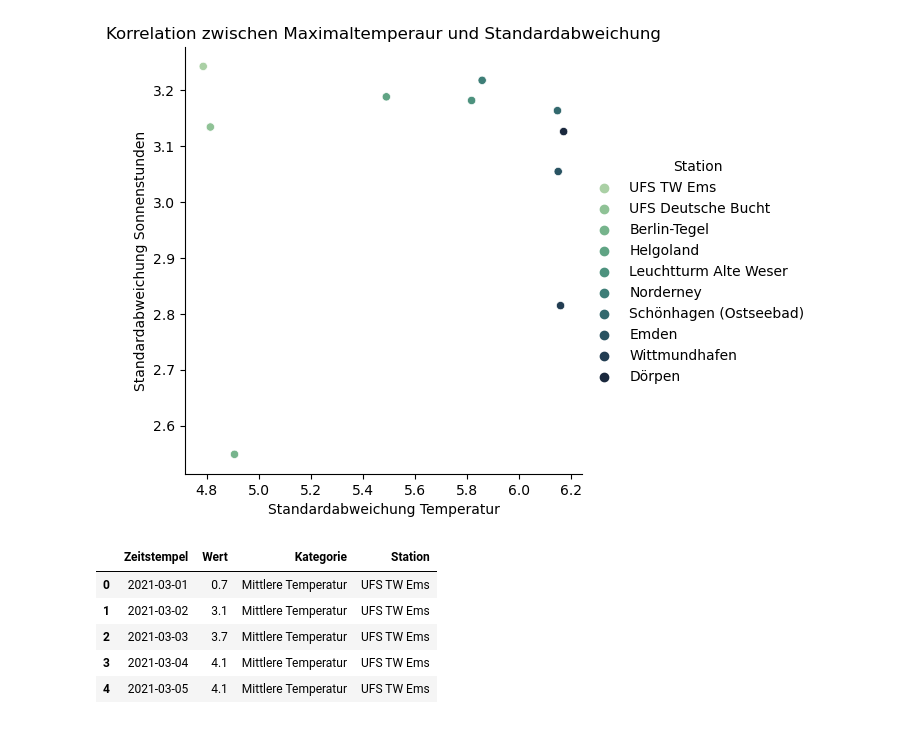
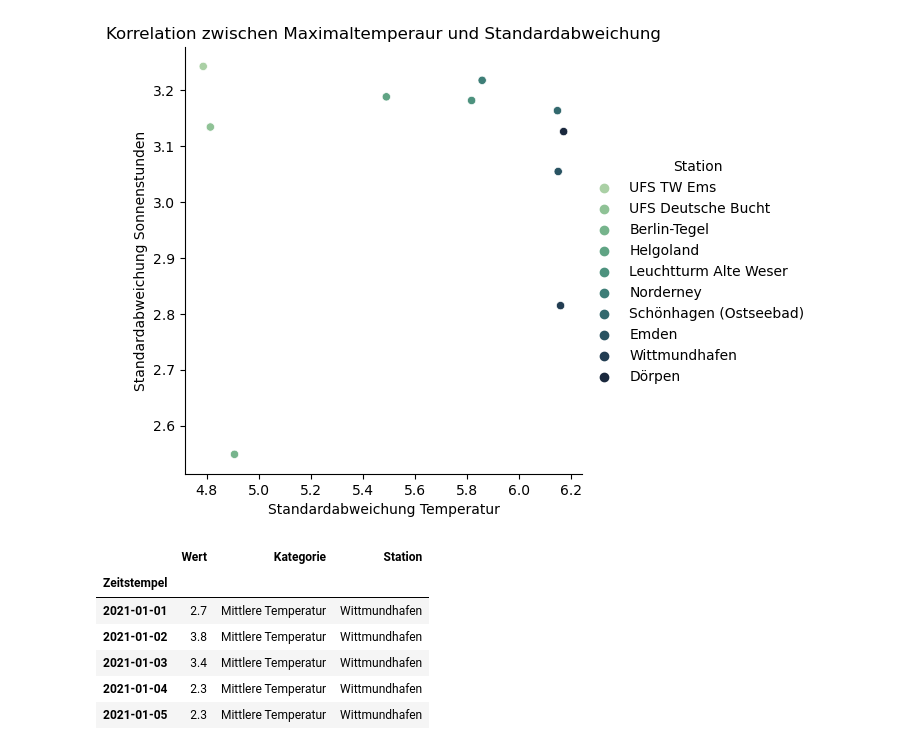
Before and after one commit to Gizmo-Labs/Statistical-Computing, a Jupyter notebook: Data-Analysis.ipynb, the cells around one changed output. Saved outputs shown, nothing was run; the diff lists cells and outputs as text; code cells hidden in the pictures.

```diff
--- a/Data-Analysis.ipynb
+++ b/Data-Analysis.ipynb
@@ -96,4 +43,0 @@ df_sunshine_var.columns = ['Station', 'Varianzen']
-# %%
-df_temp = df.loc[((df['Kategorie'] == "Mittlere Temperatur") & (df['Wert'] <= 25.0) & (df['Zeitstempel'].dt.strftime('%Y') >= '2021'))]
-df_sun = df.loc[((df['Kategorie'] == "Sonnenscheindauer") & (df['Wert'] > 4.0) & (df['Zeitstempel'].dt.strftime('%Y') >= '2021'))]
-df_wind = df.loc[((df['Kategorie'] == "Windgeschwindigkeit") & (df['Wert'] < 2.0) & (df['Zeitstempel'].dt.strftime('%Y') >= '2021'))]
@@ -180,27 +219,27 @@ plot.set(title="Korrelation zwischen Maximaltemperaur und Standardabweichung", x
 <Figure size 2500x1000 with 0 Axes>
 [figure]
 # %%
-# Maximalwert aller Stationen, absteigend, sortiert nach Jahr und Monat
-#df_rolling = df_mean.groupby([df_mean["Zeitstempel"].dt.year, df_mean["Zeitstempel"].dt.month, "Station"])[["Wert"]].max().sort_values(by="Wert", ascending=False).dropna()
+#df_rolling = df_temp.reset_index(drop=True)
+#df_rolling.set_index("Zeitstempel", inplace=True)
 
-# Maximalwert aller Stationen, absteigend, sortiert nach Jahr und Monat
 
-df_rolling = df_temp.reset_index(drop=True)
-df_rolling = df_rolling.loc[((df_rolling['Station'] == "UFS TW Ems"))].reset_index(drop=True)
+df_station_1 = df_temp.loc[(df_temp['Station'] == "Wittmundhafen")]
+
+
 
 
 #df_rolling = df_temp.groupby(["Station", df_mean["Zeitstempel"].dt.year, df_mean["Zeitstempel"].dt.month])[["Wert"]].mean()
 #df_calc_temp = df_temp.groupby(["Station"])[["Wert"]].agg(['min', 'max', 'mean', 'var', 'std']).sort_values(by=('Wert','std'),ascending=True).reset_index()
 
-#df_rolling.info
-
-df_rolling.head()
+df_station_1.set_index("Zeitstempel", inplace=True)
+df_station_1.head()
 # %% [output]
-|  | Zeitstempel | Wert | Kategorie | Station |
-| 0 | 2021-03-01 | 0.7 | Mittlere Temperatur | UFS TW Ems |
-| 1 | 2021-03-02 | 3.1 | Mittlere Temperatur | UFS TW Ems |
-| 2 | 2021-03-03 | 3.7 | Mittlere Temperatur | UFS TW Ems |
-| 3 | 2021-03-04 | 4.1 | Mittlere Temperatur | UFS TW Ems |
-| 4 | 2021-03-05 | 4.1 | Mittlere Temperatur | UFS TW Ems |
+|  | Wert | Kategorie | Station |
+| Zeitstempel |  |  |  |
+| 2021-01-01 | 2.7 | Mittlere Temperatur | Wittmundhafen |
+| 2021-01-02 | 3.8 | Mittlere Temperatur | Wittmundhafen |
+| 2021-01-03 | 3.4 | Mittlere Temperatur | Wittmundhafen |
+| 2021-01-04 | 2.3 | Mittlere Temperatur | Wittmundhafen |
+| 2021-01-05 | 2.3 | Mittlere Temperatur | Wittmundhafen |
 # %%
 
```
Also changed, not shown: parts of 22 cells of this notebook, 1 other file.
